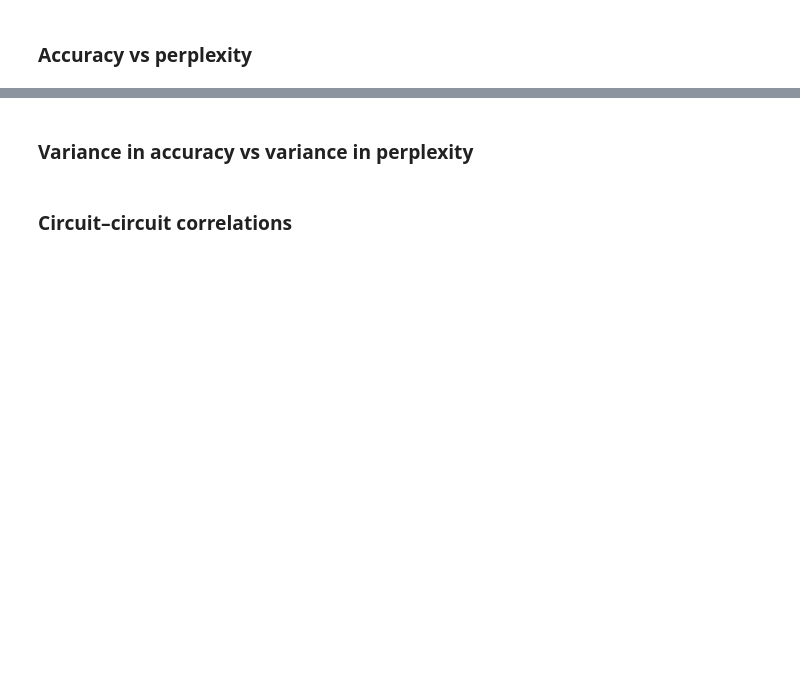
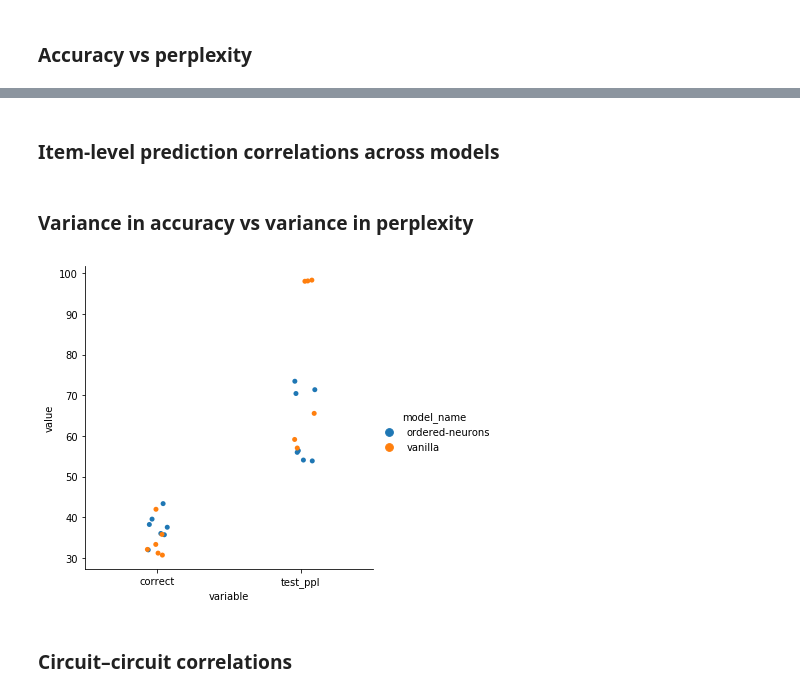
Before and after one commit to cpllab/syntactic-generalization, a Jupyter notebook: notebooks/main.ipynb, the cells around one changed output, grey strips where cells are left out. Cells and saved outputs as stored; diff of their text form; code cells hidden in the pictures; blank space fills up the shorter version.

```diff
--- a/notebooks/main.ipynb
+++ b/notebooks/main.ipynb
@@ -134,9 +183,10 @@ plt.ylabel("Accuracy")
 ### Accuracy vs perplexity
 # %%
 corpus_to_size = {
-    "ptb": 2,
-    "ptb-nanc-med": 4,
-    "ptb-nanc-big": 6,
+    "bllip-xs": 2,
+    "bllip-sm": 8,
+    "bllip-md": 14,
+    "bllip-lg": 20,
 }
 
 model_colors = dict(zip(model_order,
@@ -155,0 +243,2 @@ g.map(sns.scatterplot, "test_ppl", "correct", "model_name",
+# %% [markdown]
+### Item-level prediction correlations across models
@@ -158,11 +253,14 @@ g.map(sns.scatterplot, "test_ppl", "correct", "model_name",
 # %%
 catplot_ticks = ["correct", "test_ppl"]
 catplot_data = joined_data.copy()
 catplot_data["correct"] *= 100
 catplot_data = catplot_data.melt(id_vars=set(catplot_data.columns) - set(catplot_ticks))
+catplot_data["corpus_size"] = catplot_data.corpus.map(corpus_to_size)
 
 g = sns.catplot(data=catplot_data,
                 x="variable", y="value", hue="model_name")
+# %% [output]
+[figure, added]
 # %% [markdown]
 ### Circuit–circuit correlations
 # %%
```
Also changed, not shown: parts of 23 cells of this notebook, 2 other files.
